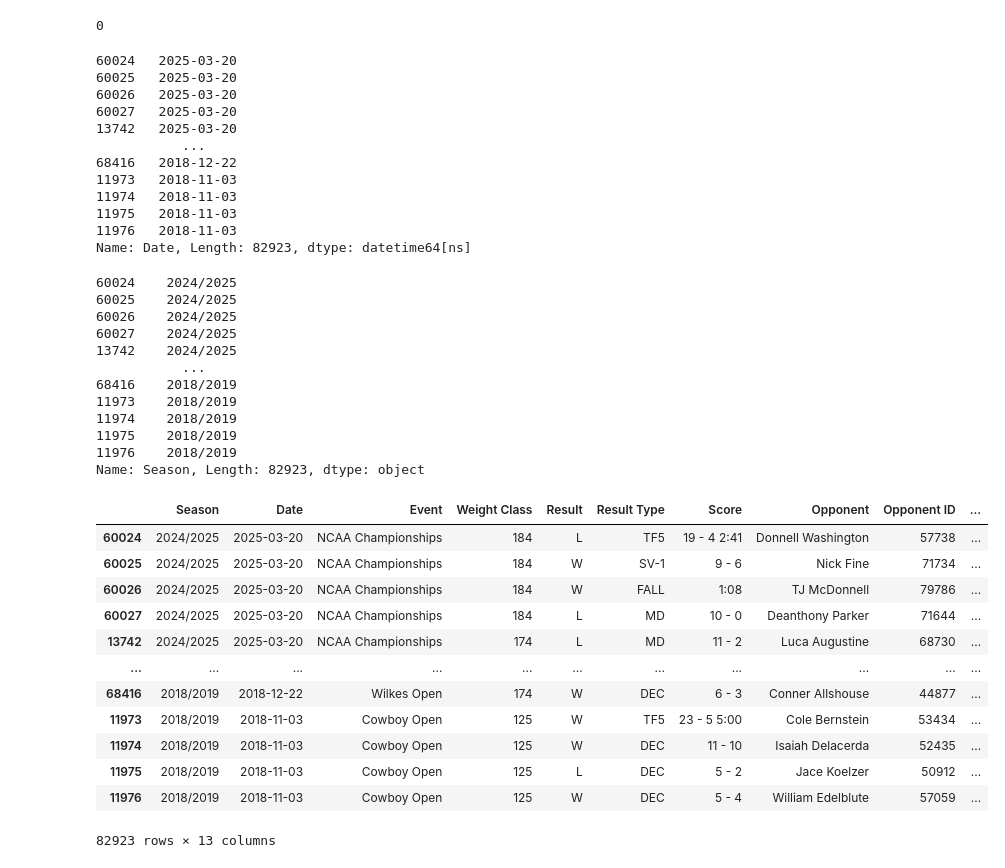
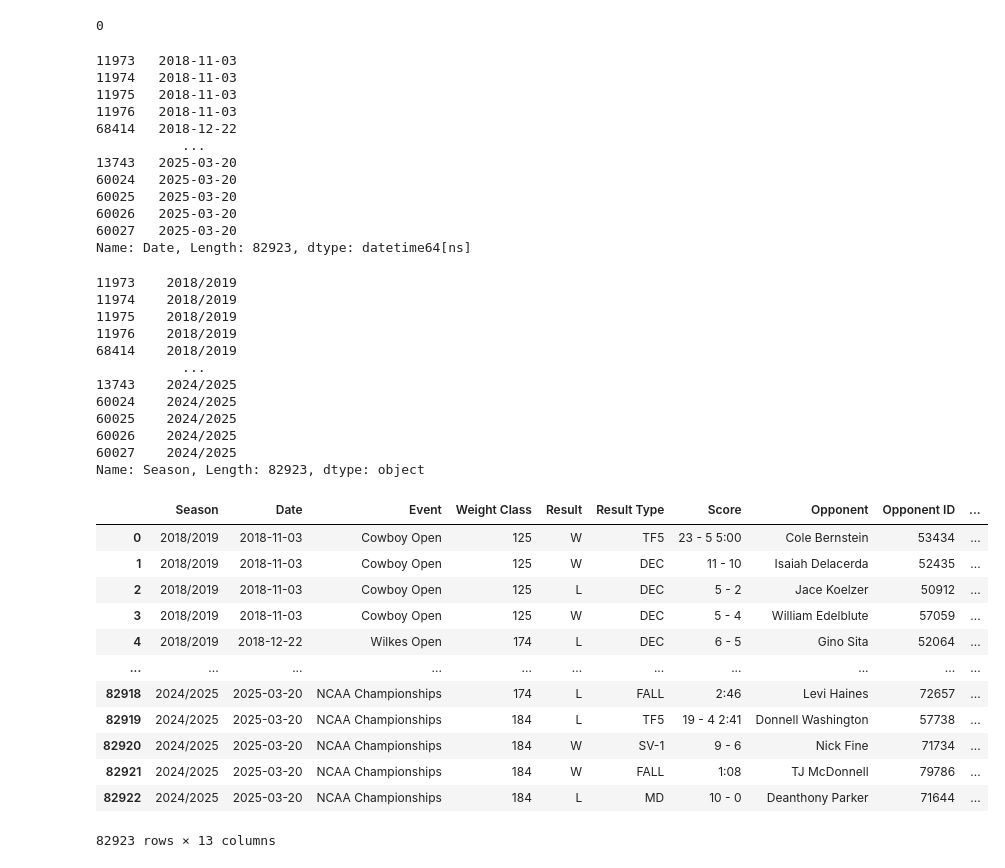
Before and after one commit to Silver0524/NCAA-Wrestling-Predictor, a Jupyter notebook: preprocessing.ipynb, the cells around one changed output. Saved outputs shown, nothing was run; the diff lists cells and outputs as text; code cells hidden in the pictures.

```diff
--- a/preprocessing.ipynb
+++ b/preprocessing.ipynb
@@ -6,8 +6,8 @@ import matplotlib.pyplot as plt
 import seaborn as sns
 # %%
 # Importing dataset
-raw_matches = pd.read_csv('d1_all_match_results.csv')
-raw_matches
+raw = pd.read_csv('d1_all_match_results.csv')
+raw
 # %% [output]
 |  | Season | Date | Event | Weight Class | Result | Result Type | Score | Opponent | Opponent ID | ... |
 | 0 | 2025 | 02/01 | Edinboro Open | 133 | W | FALL | 3:45 | Liam Dwyer | 99363 | ... |
@@ -52,69 +52,70 @@ len(raw_matches[raw_matches.duplicated(keep=False)])
 0
 # %%
 # Adding datetime column that captures full date
-raw_matches['temp_date'] = pd.to_datetime(raw_matches['Season'].astype('str') + '/' + raw_matches['Date'], format='%Y/%m/%d')
+raw['temp_date'] = pd.to_datetime(raw['Season'].astype('str') + '/' + raw['Date'], format='%Y/%m/%d')
 
 # Extract month to identify which dates need adjustment
-raw_matches['month'] = raw_matches['temp_date'].dt.month
+raw['month'] = raw['temp_date'].dt.month
 
 # Adjust year for months that are typically in the previous calendar year
 # Assuming August-December (months 8-12) belong to the previous calendar year
-raw_matches['datetime'] = raw_matches.apply(lambda row:
+raw['datetime'] = raw.apply(lambda row:
     row['temp_date'].replace(year=int(row['Season']) - 1)
     if row['month'] >= 8  # August through December
     else row['temp_date'], axis=1)
 
 # Clean up temporary columns and move datetime column
-raw_matches = raw_matches.drop(['temp_date', 'month', 'Date'], axis=1)
-datetime = raw_matches.pop('datetime')
-raw_matches.insert(1, 'Date', datetime)
+raw = raw.drop(['temp_date', 'month', 'Date'], axis=1)
+datetime = raw.pop('datetime')
+raw.insert(1, 'Date', datetime)
 # %%
 # Sorting the data by date and wrestler ID
-raw_matches = raw_matches.sort_values(['Date', 'Wrestler ID'], ascending=False).copy()
-raw_matches['Date']
+raw = raw.sort_values(['Date', 'Wrestler ID']).copy()
+raw['Date']
 # %% [output]
+11973   2018-11-03
+11974   2018-11-03
+11975   2018-11-03
+11976   2018-11-03
+68414   2018-12-22
+           ...
+13743   2025-03-20
 60024   2025-03-20
 60025   2025-03-20
 60026   2025-03-20
 60027   2025-03-20
-13742   2025-03-20
-           ...
-68416   2018-12-22
-11973   2018-11-03
-11974   2018-11-03
-11975   2018-11-03
-11976   2018-11-03
 Name: Date, Length: 82923, dtype: datetime64[ns]
 # %%
 # Editing Season column to reflect full span
-raw_matches['Season'] = (raw_matches['Season'] - 1).astype('str') + '/' + raw_matches['Season'].astype('str')
-raw_matches['Season']
+raw['Season'] = (raw['Season'] - 1).astype('str') + '/' + raw['Season'].astype('str')
+raw['Season']
 # %% [output]
+11973    2018/2019
+11974    2018/2019
+11975    2018/2019
+11976    2018/2019
+68414    2018/2019
+           ...
+13743    2024/2025
 60024    2024/2025
 60025    2024/2025
 60026    2024/2025
 60027    2024/2025
-13742    2024/2025
-           ...
-68416    2018/2019
-11973    2018/2019
-11974    2018/2019
-11975    2018/2019
-11976    2018/2019
 Name: Season, Length: 82923, dtype: object
 # %%
-raw_matches
+raw = raw.reset_index(drop=True)
+raw
 # %% [output]
 |  | Season | Date | Event | Weight Class | Result | Result Type | Score | Opponent | Opponent ID | ... |
-| 60024 | 2024/2025 | 2025-03-20 | NCAA Championships | 184 | L | TF5 | 19 - 4 2:41 | Donnell Washington | 57738 | ... |
-| 60025 | 2024/2025 | 2025-03-20 | NCAA Championships | 184 | W | SV-1 | 9 - 6 | Nick Fine | 71734 | ... |
-| 60026 | 2024/2025 | 2025-03-20 | NCAA Championships | 184 | W | FALL | 1:08 | TJ McDonnell | 79786 | ... |
-| 60027 | 2024/2025 | 2025-03-20 | NCAA Championships | 184 | L | MD | 10 - 0 | Deanthony Parker | 71644 | ... |
-| 13742 | 2024/2025 | 2025-03-20 | NCAA Championships | 174 | L | MD | 11 - 2 | Luca Augustine | 68730 | ... |
+| 0 | 2018/2019 | 2018-11-03 | Cowboy Open | 125 | W | TF5 | 23 - 5 5:00 | Cole Bernstein | 53434 | ... |
+| 1 | 2018/2019 | 2018-11-03 | Cowboy Open | 125 | W | DEC | 11 - 10 | Isaiah Delacerda | 52435 | ... |
+| 2 | 2018/2019 | 2018-11-03 | Cowboy Open | 125 | L | DEC | 5 - 2 | Jace Koelzer | 50912 | ... |
+| 3 | 2018/2019 | 2018-11-03 | Cowboy Open | 125 | W | DEC | 5 - 4 | William Edelblute | 57059 | ... |
+| 4 | 2018/2019 | 2018-12-22 | Wilkes Open | 174 | L | DEC | 6 - 5 | Gino Sita | 52064 | ... |
 | ... | ... | ... | ... | ... | ... | ... | ... | ... | ... | ... |
-| 68416 | 2018/2019 | 2018-12-22 | Wilkes Open | 174 | W | DEC | 6 - 3 | Conner Allshouse | 44877 | ... |
-| 11973 | 2018/2019 | 2018-11-03 | Cowboy Open | 125 | W | TF5 | 23 - 5 5:00 | Cole Bernstein | 53434 | ... |
-| 11974 | 2018/2019 | 2018-11-03 | Cowboy Open | 125 | W | DEC | 11 - 10 | Isaiah Delacerda | 52435 | ... |
-| 11975 | 2018/2019 | 2018-11-03 | Cowboy Open | 125 | L | DEC | 5 - 2 | Jace Koelzer | 50912 | ... |
-| 11976 | 2018/2019 | 2018-11-03 | Cowboy Open | 125 | W | DEC | 5 - 4 | William Edelblute | 57059 | ... |
+| 82918 | 2024/2025 | 2025-03-20 | NCAA Championships | 174 | L | FALL | 2:46 | Levi Haines | 72657 | ... |
+| 82919 | 2024/2025 | 2025-03-20 | NCAA Championships | 184 | L | TF5 | 19 - 4 2:41 | Donnell Washington | 57738 | ... |
+| 82920 | 2024/2025 | 2025-03-20 | NCAA Championships | 184 | W | SV-1 | 9 - 6 | Nick Fine | 71734 | ... |
+| 82921 | 2024/2025 | 2025-03-20 | NCAA Championships | 184 | W | FALL | 1:08 | TJ McDonnell | 79786 | ... |
+| 82922 | 2024/2025 | 2025-03-20 | NCAA Championships | 184 | L | MD | 10 - 0 | Deanthony Parker | 71644 | ... |
 82923 rows × 13 columns
```
Also changed, not shown: parts of 21 cells of this notebook, 2 other files.
